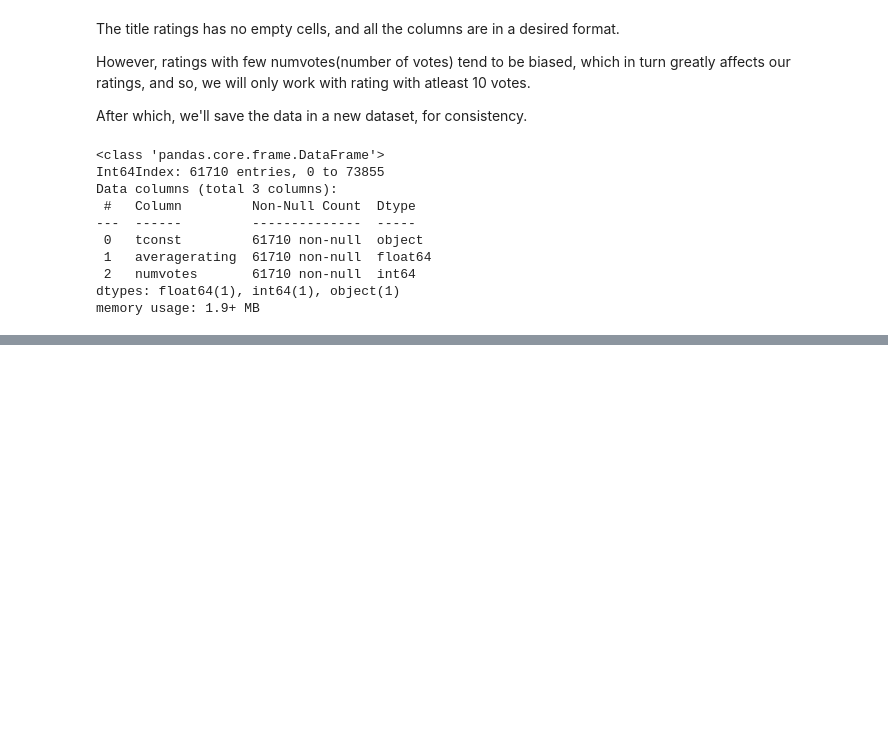
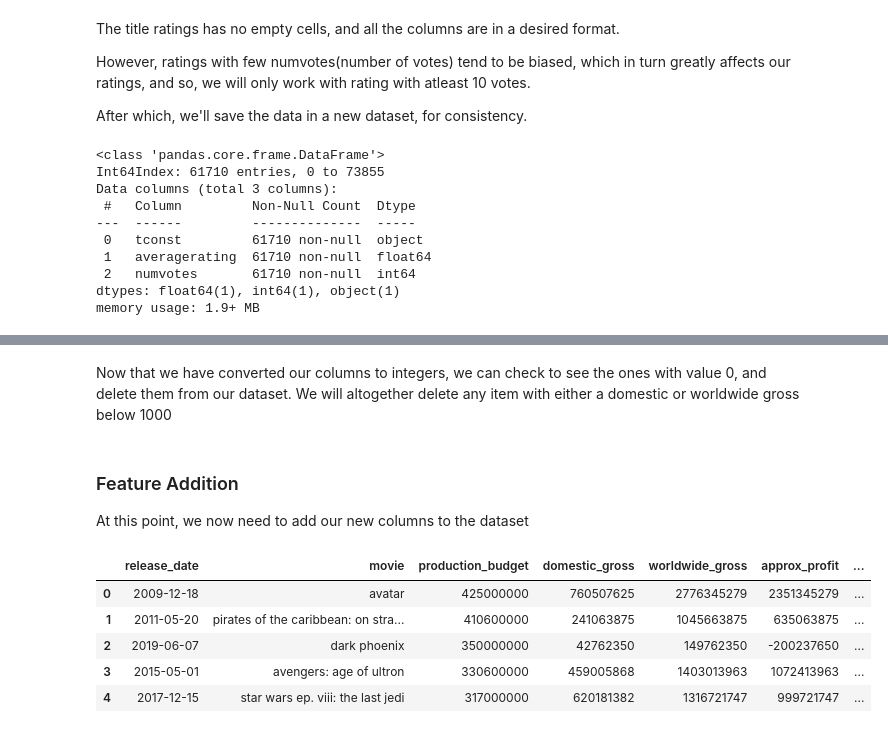
Before and after one commit to danieloselu3/Movie-industry-Analysis, a Jupyter notebook: python_eda.ipynb, the cells around one changed output, grey strips where cells are left out. Drawn from its saved outputs; the diff is of its cells as text; code cells hidden in the pictures; blank space fills up the shorter version.

Commit message:
cleaned the movie budgets dataset

```diff
--- a/python_eda.ipynb
+++ b/python_eda.ipynb
@@ -238,0 +311,24 @@ title_ratings.to_csv('./data/cleaned_title_ratings.csv', index=False)
+# %%
+# we now work on removing the dolar sign, commars, and converting the data type to integer
+# we will write a functio to do the above
+
+def clean_column(df, column_to_clean, item_to_clean):
+    """A function that takes in a dataset, column, item
+        and removes the item from the specified column
+    """
+    return df[column_to_clean].map(lambda x: x.replace(f'{item_to_clean}', ""))
+# %%
+# remove the dollar signs
+movie_budgets['production_budget'] = clean_column(movie_budgets, 'production_budget', '$')
+movie_budgets['domestic_gross'] = clean_column(movie_budgets, 'domestic_gross', '$')
+movie_budgets['worldwide_gross'] = clean_column(movie_budgets, 'worldwide_gross', '$')
+
+# remove the comma
+movie_budgets['production_budget'] = clean_column(movie_budgets, 'production_budget', ',')
+movie_budgets['domestic_gross'] = clean_column(movie_budgets, 'domestic_gross', ',')
+movie_budgets['worldwide_gross'] = clean_column(movie_budgets, 'worldwide_gross', ',')
+
+# convert the datatype
+movie_budgets['production_budget'] = movie_budgets['production_budget'].astype('int64')
+movie_budgets['domestic_gross'] = movie_budgets['domestic_gross'].astype('int64')
+movie_budgets['worldwide_gross'] = movie_budgets['worldwide_gross'].astype('int64')
@@ -238,0 +361,28 @@ title_ratings.to_csv('./data/cleaned_title_ratings.csv', index=False)
+# %% [markdown]
+Now that we have converted our columns to integers, we can check to see the ones with value 0,
+and delete them from our dataset. We will altogether delete any item with either a domestic or worldwide
+gross below 1000
+# %%
+# drop rows with any of the columns less than 1000
+movie_budgets.drop(movie_budgets[movie_budgets['production_budget'] < 1000].index, inplace = True)
+movie_budgets.drop(movie_budgets[movie_budgets['domestic_gross'] < 1000].index, inplace = True)
+movie_budgets.drop(movie_budgets[movie_budgets['worldwide_gross'] < 1000].index, inplace = True)
+# %% [markdown]
+### Feature Addition
+At this point, we now need to add our new columns to the dataset
+# %%
+# include all 0f our additional features into our dataset
+
+movie_budgets['approx_profit'] =movie_budgets['worldwide_gross'] - movie_budgets['production_budget']
+movie_budgets['approx_profit_perc'] = round((movie_budgets['approx_profit'] / movie_budgets['production_budget'])*100, 2)
+movie_budgets['year_of_release'] = pd.DatetimeIndex(movie_budgets['release_date']).year
+movie_budgets['month_of_release'] = pd.DatetimeIndex(movie_budgets['release_date']).month
+# %%
+movie_budgets.head()
+# %% [output]
+|  | release_date | movie | production_budget | domestic_gross | worldwide_gross | approx_profit | ... |
+| 0 | 2009-12-18 | avatar | 425000000 | 760507625 | 2776345279 | 2351345279 | ... |
+| 1 | 2011-05-20 | pirates of the caribbean: on stra... | 410600000 | 241063875 | 1045663875 | 635063875 | ... |
+| 2 | 2019-06-07 | dark phoenix | 350000000 | 42762350 | 149762350 | -200237650 | ... |
+| 3 | 2015-05-01 | avengers: age of ultron | 330600000 | 459005868 | 1403013963 | 1072413963 | ... |
+| 4 | 2017-12-15 | star wars ep. viii: the last jedi | 317000000 | 620181382 | 1316721747 | 999721747 | ... |
```
Also changed, not shown: parts of 18 cells of this notebook, 1 other file.
